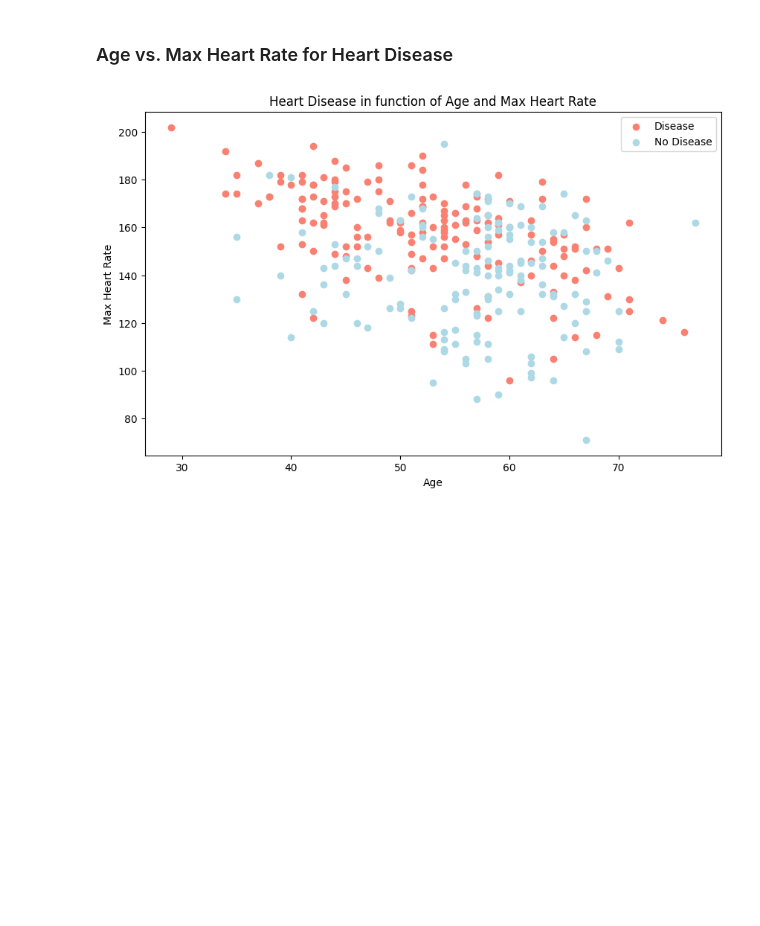
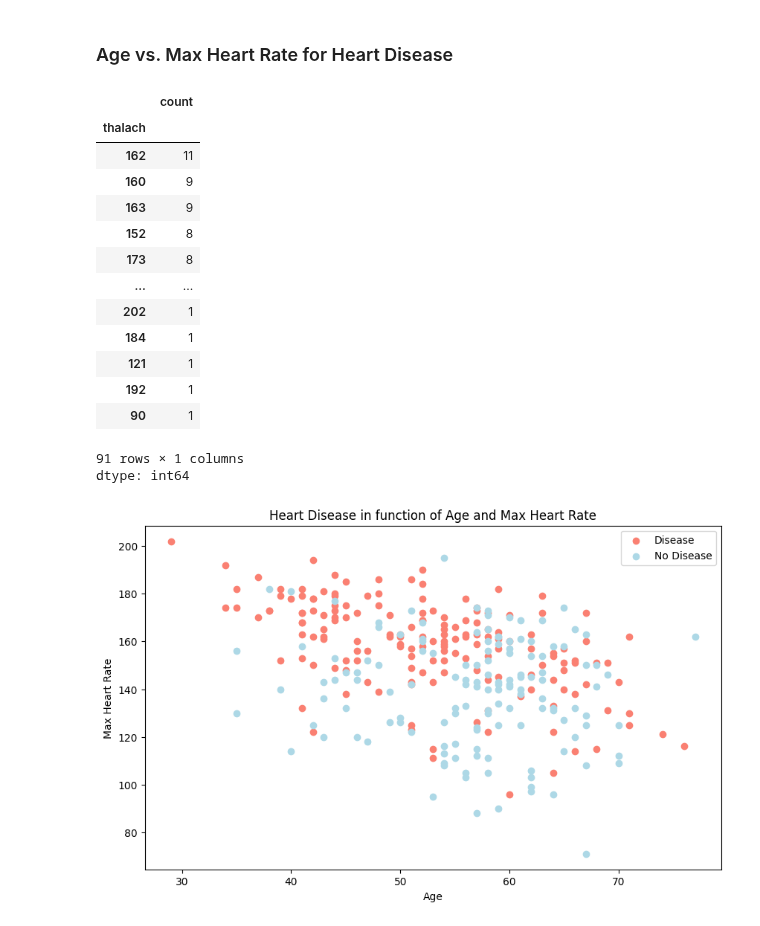
Before and after one commit to OCR-tech/zero-to-mastery-ml, a Jupyter notebook: section-3-structured-data-projects/end-to-end-heart-disease-classification-video1.ipynb, the cells around one changed output. Cells and saved outputs as stored; diff of their text form; code cells hidden in the pictures; blank space fills up the shorter version.

```diff
--- a/section-3-structured-data-projects/end-to-end-heart-disease-classification-video1.ipynb
+++ b/section-3-structured-data-projects/end-to-end-heart-disease-classification-video1.ipynb
@@ -294,6 +296,24 @@ plt.xticks(rotation=0);
 [figure]
 # %% [markdown]
 ### Age vs. Max Heart Rate for Heart Disease
+# %%
+df["thalach"].value_counts()
+# %% [output]
+|  | count |
+| thalach |  |
+| 162 | 11 |
+| 160 | 9 |
+| 163 | 9 |
+| 152 | 8 |
+| 173 | 8 |
+| ... | ... |
+| 202 | 1 |
+| 184 | 1 |
+| 121 | 1 |
+| 192 | 1 |
+| 90 | 1 |
+91 rows × 1 columns
+dtype: int64
 # %%
 # Create another figure
 plt.figure(figsize=(10, 6))
```
Also changed, not shown: parts of 16 cells of this notebook.
